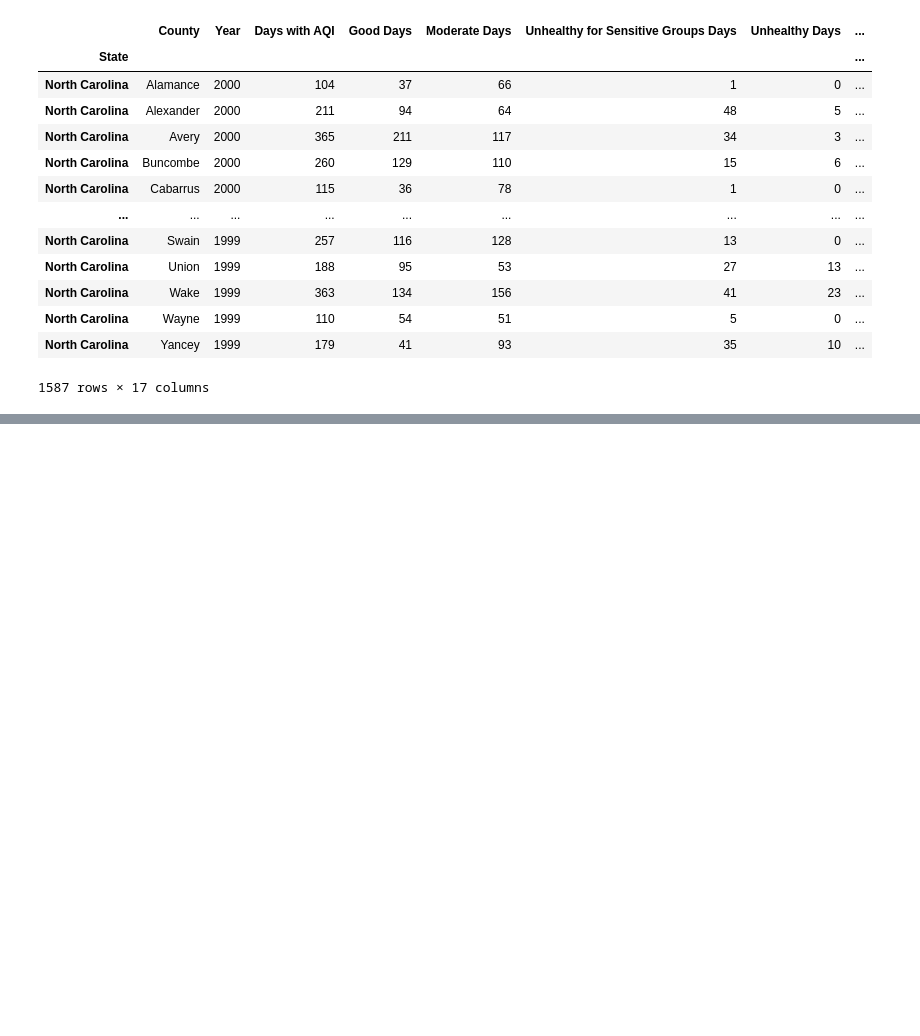
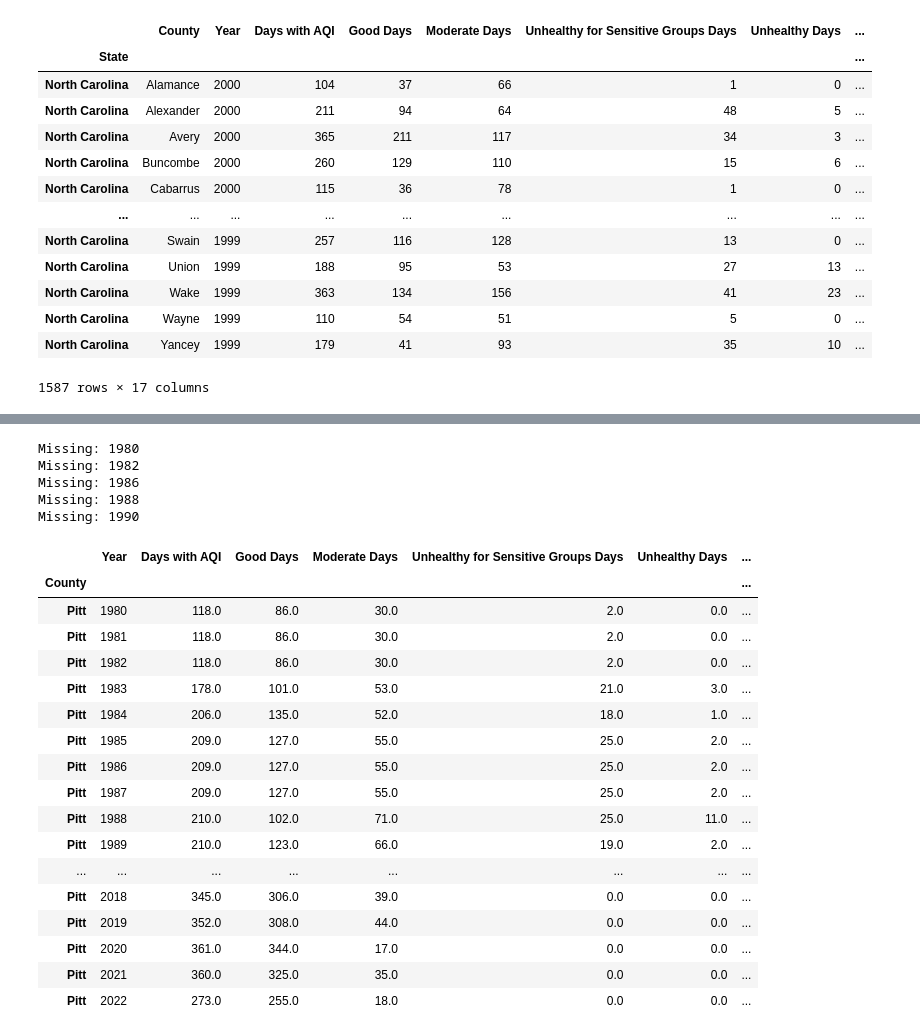
Before and after one commit to asosatrejo/project-4, a Jupyter notebook: merge-csvs.ipynb, the cells around one changed output, grey strips where cells are left out. Cells and saved outputs as stored; diff of their text form; code cells hidden in the pictures; blank space fills up the shorter version.

```diff
--- a/merge-csvs.ipynb
+++ b/merge-csvs.ipynb
@@ -76,0 +343,65 @@ nc_aqi_df.to_csv('Resources/nc_aqi_1980-2022.csv')
+# %%
+# Obtain 'Pitt' data
+pitt_aqi_df = nc_aqi_df.loc[["Pitt"]]
+
+# Sort by 'Year' in ascending order
+pitt_aqi_df = pitt_aqi_df.sort_values(by=["Year"], ascending=True)
+
+# Find missing values
+y = 1980
+
+for x in range(0, len(pitt_aqi_df["Year"])):
+    if(pitt_aqi_df["Year"][x] != y):
+        print(f"Missing: {y}")
+        y = y+1
+    y = y+1
+
+# Actual Missing Years are 1980, 1981, 1986, 1987, 1990
+# %% [output]
+Missing: 1980
+Missing: 1982
+Missing: 1986
+Missing: 1988
+Missing: 1990
+# %%
+# Create rows for missing years
+pitt_aqi_df = pitt_aqi_df.append({"Year": 1980}, ignore_index=True)
+pitt_aqi_df = pitt_aqi_df.append({"Year": 1981}, ignore_index=True)
+pitt_aqi_df = pitt_aqi_df.append({"Year": 1986}, ignore_index=True)
+pitt_aqi_df = pitt_aqi_df.append({"Year": 1987}, ignore_index=True)
+pitt_aqi_df = pitt_aqi_df.append({"Year": 1990}, ignore_index=True)
+
+# Sort by 'Year' in ascending order
+pitt_aqi_df = pitt_aqi_df.sort_values(by=["Year"], ascending=True)
+
+# Use data imputation to fill in missing values with the previous year's value
+pitt_aqi_df = pitt_aqi_df.fillna(method="ffill")
+
+# Use data imputation to fill in missing values with the next year's value
+pitt_aqi_df = pitt_aqi_df.fillna(method="bfill")
+
+# Add 'County' column with value 'Pitt'
+pitt_aqi_df["County"] = "Pitt"
+
+# Chnage index to 'Pitt'
+pitt_aqi_df = pitt_aqi_df.set_index("County")
+pitt_aqi_df
+# %% [output]
+|  | Year | Days with AQI | Good Days | Moderate Days | Unhealthy for Sensitive Groups Days | Unhealthy Days | ... |
+| County |  |  |  |  |  |  | ... |
+| Pitt | 1980 | 118.0 | 86.0 | 30.0 | 2.0 | 0.0 | ... |
+| Pitt | 1981 | 118.0 | 86.0 | 30.0 | 2.0 | 0.0 | ... |
+| Pitt | 1982 | 118.0 | 86.0 | 30.0 | 2.0 | 0.0 | ... |
+| Pitt | 1983 | 178.0 | 101.0 | 53.0 | 21.0 | 3.0 | ... |
+| Pitt | 1984 | 206.0 | 135.0 | 52.0 | 18.0 | 1.0 | ... |
+| Pitt | 1985 | 209.0 | 127.0 | 55.0 | 25.0 | 2.0 | ... |
+| Pitt | 1986 | 209.0 | 127.0 | 55.0 | 25.0 | 2.0 | ... |
+| Pitt | 1987 | 209.0 | 127.0 | 55.0 | 25.0 | 2.0 | ... |
+| Pitt | 1988 | 210.0 | 102.0 | 71.0 | 25.0 | 11.0 | ... |
+| Pitt | 1989 | 210.0 | 123.0 | 66.0 | 19.0 | 2.0 | ... |
+| ... | ... | ... | ... | ... | ... | ... | ... |
+| Pitt | 2018 | 345.0 | 306.0 | 39.0 | 0.0 | 0.0 | ... |
+| Pitt | 2019 | 352.0 | 308.0 | 44.0 | 0.0 | 0.0 | ... |
+| Pitt | 2020 | 361.0 | 344.0 | 17.0 | 0.0 | 0.0 | ... |
+| Pitt | 2021 | 360.0 | 325.0 | 35.0 | 0.0 | 0.0 | ... |
+| Pitt | 2022 | 273.0 | 255.0 | 18.0 | 0.0 | 0.0 | ... |
```
Also changed, not shown: parts of 15 cells of this notebook, 7 other files.
